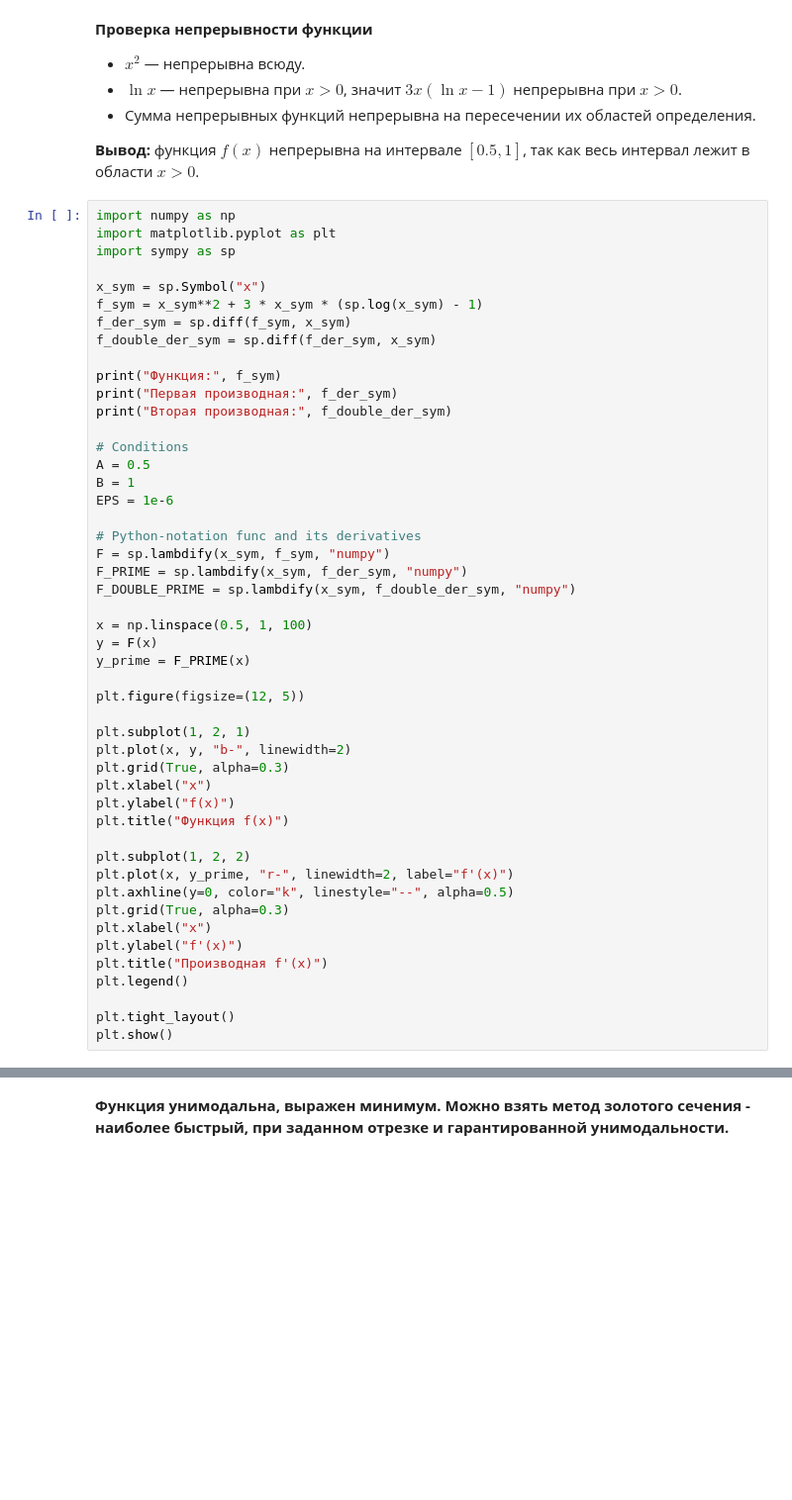
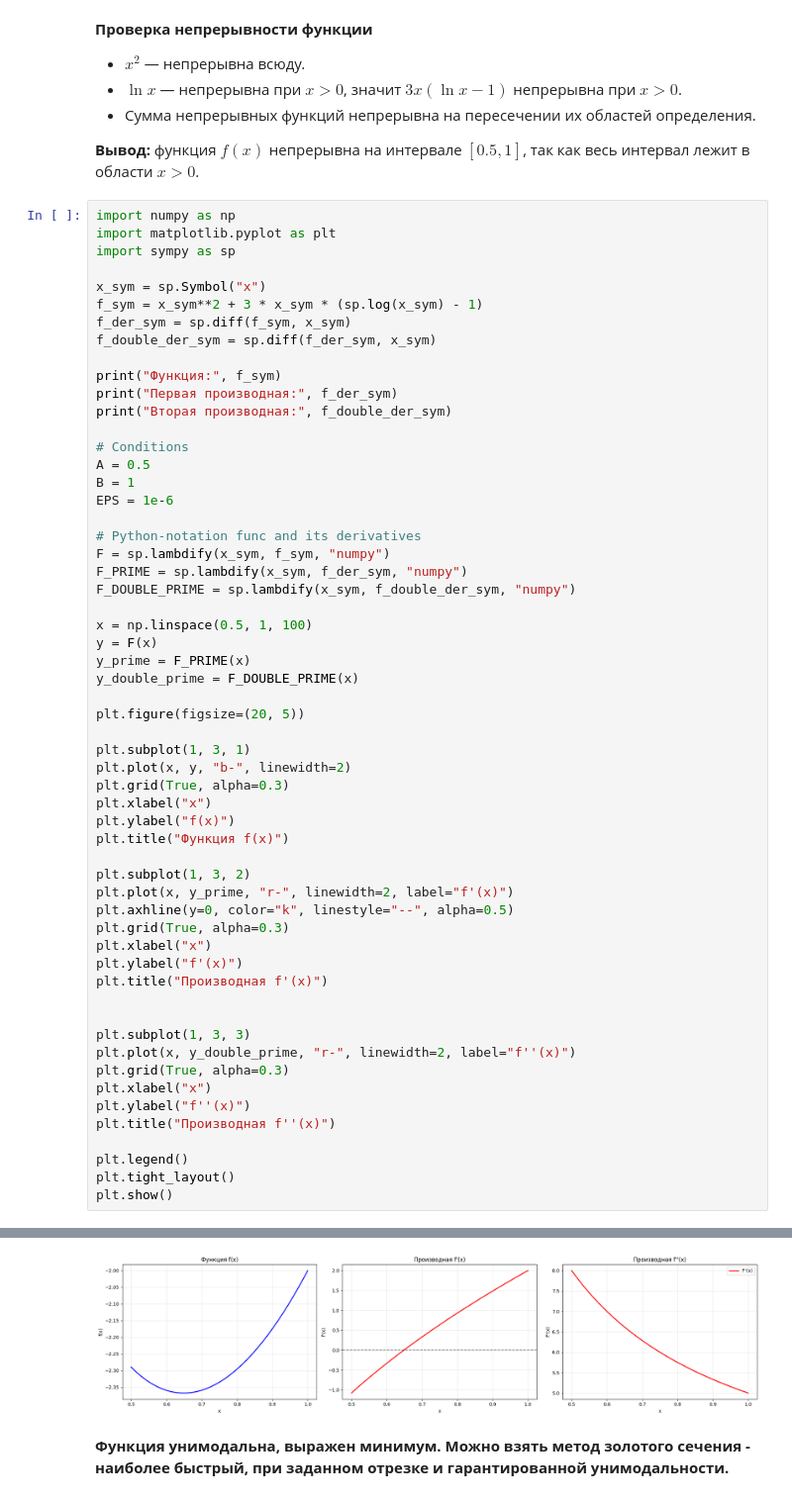
Before and after one commit to Qweyke/class-decision-theory, a Jupyter notebook: lab_1/find_func_min.ipynb, the cells around one changed output, grey strips where cells are left out. Shown at 99% size. Cells and saved outputs as stored; diff of their text form; blank space fills up the shorter version.

```diff
--- a/lab_1/find_func_min.ipynb
+++ b/lab_1/find_func_min.ipynb
@@ -39,24 +39,34 @@ F_DOUBLE_PRIME = sp.lambdify(x_sym, f_double_der_sym, "numpy")
 x = np.linspace(0.5, 1, 100)
 y = F(x)
 y_prime = F_PRIME(x)
+y_double_prime = F_DOUBLE_PRIME(x)
 
-plt.figure(figsize=(12, 5))
+plt.figure(figsize=(20, 5))
 
-plt.subplot(1, 2, 1)
+plt.subplot(1, 3, 1)
 plt.plot(x, y, "b-", linewidth=2)
 plt.grid(True, alpha=0.3)
 plt.xlabel("x")
 plt.ylabel("f(x)")
 plt.title("Функция f(x)")
 
-plt.subplot(1, 2, 2)
+plt.subplot(1, 3, 2)
 plt.plot(x, y_prime, "r-", linewidth=2, label="f'(x)")
 plt.axhline(y=0, color="k", linestyle="--", alpha=0.5)
 plt.grid(True, alpha=0.3)
 plt.xlabel("x")
 plt.ylabel("f'(x)")
 plt.title("Производная f'(x)")
+
+
+plt.subplot(1, 3, 3)
+plt.plot(x, y_double_prime, "r-", linewidth=2, label="f''(x)")
+plt.grid(True, alpha=0.3)
+plt.xlabel("x")
+plt.ylabel("f''(x)")
+plt.title("Производная f''(x)")
+
 plt.legend()
-
 plt.tight_layout()
 plt.show()
+# %% [output]
@@ -63,3 +76,4 @@ plt.show()
+[figure, added]
 # %% [markdown]
 **Функция унимодальна, выражен минимум. Можно взять метод золотого сечения - наиболее быстрый, при заданном отрезке и гарантированной унимодальности.**
 # %%
```
Also changed, not shown: parts of 9 cells of this notebook.
